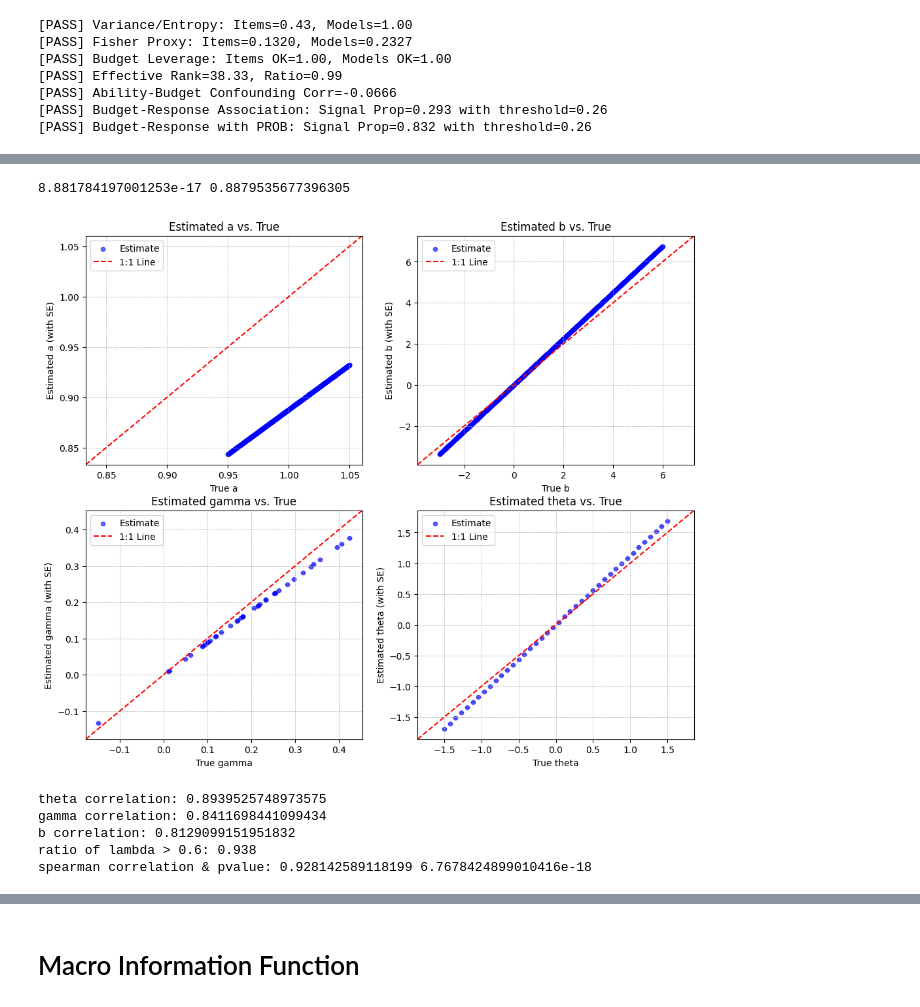
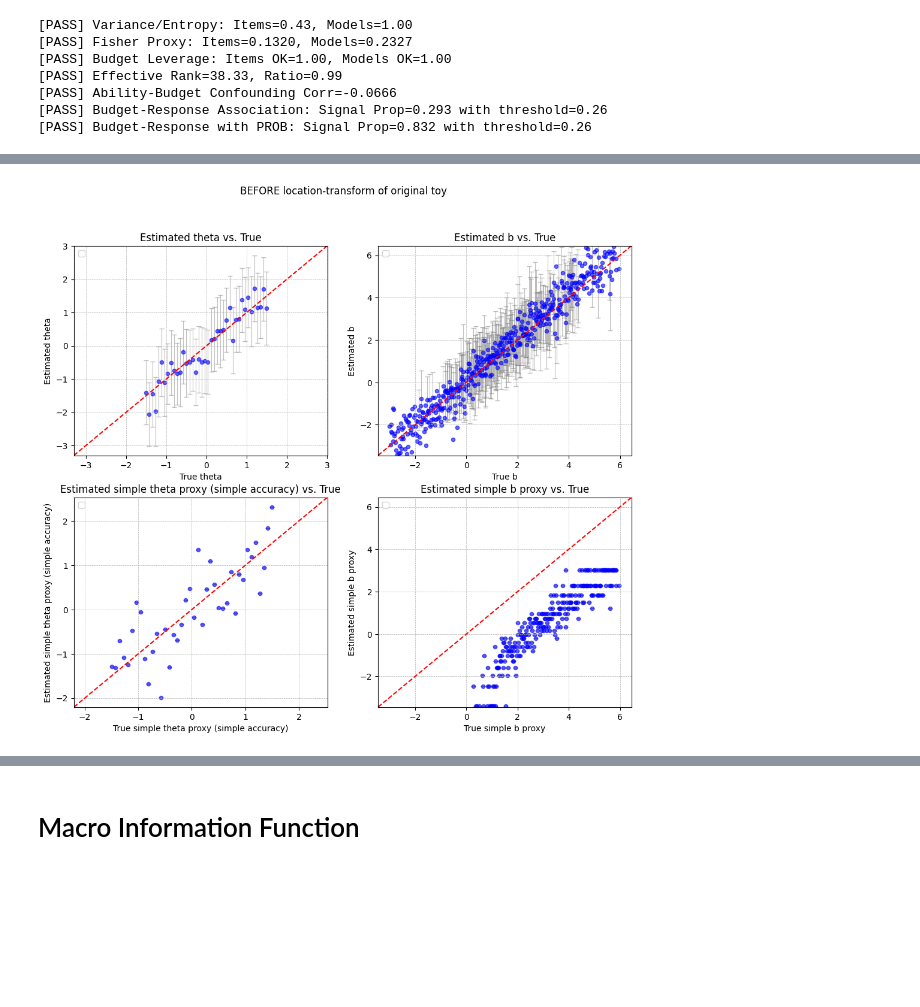
Before and after one commit to ratthachat/reasoning-aware-irt, a Jupyter notebook: notebooks/toy.ipynb, the cells around one changed output, grey strips where cells are left out. Saved outputs shown, nothing was run; the diff lists cells and outputs as text; code cells hidden in the pictures; blank space fills up the shorter version.

```diff
--- a/notebooks/toy.ipynb
+++ b/notebooks/toy.ipynb
@@ -119,7 +145,7 @@ from reasoning_aware_irt.gem import ReasoningAware3PLCalibrator
 data = CalibrationData(Y_ij=toy_data["Y_ij"], B_ij=toy_data["B_ij"], c_i=toy_data["c_i_true"])
 cfg = CalibrationConfig(
     gh_nodes=100, max_iter=200, verbose=True,
-    ridge_lambda=10.0, ridge_gamma=10.0
+    ridge_lambda=10.0, ridge_gamma=10.0, ridge_a=5.0
 )
 
 calibrator = ReasoningAware3PLCalibrator(cfg)
@@ -165,0 +216,17 @@ iter 200  ll=-6099.274938   dLL=2.424e-02
+# %%
+from reasoning_aware_irt.utils import plot_parameter_scatter_with_se
+from scipy.special import logit
+
+fig, axes = plt.subplots(2, 2, figsize=(12, 10))
+fig.suptitle('AFTER location-transform of original toy')
+axes = axes.flatten() # Flatten the 2D array of axes for easy iteration
+
+theta_proxy_transform, mu_proxy, sigma_proxy = location_scale_transform(theta_proxy)
+b_proxy_transform, _, _ = location_scale_transform(b_proxy, mu_proxy, sigma_proxy)
+b_proxy_transform = logit(b_proxy_transform / np.max(np.abs(b_proxy_transform)))
+# b_proxy_transform, _, _ = location_scale_transform(b_proxy_transform, mu_proxy, sigma_proxy)
+
+plot_parameter_scatter_with_se(axes[0], new_theta, fit_results.theta_j_mean, fit_results.theta_bracket_half_tau, "theta")
+plot_parameter_scatter_with_se(axes[1], new_b, fit_results.b_i, fit_results.b_bracket_half_tau, "b")
+plot_parameter_scatter_with_se(axes[2], new_theta, theta_proxy_transform, None, "simple theta proxy (simple accuracy)")
+plot_parameter_scatter_with_se(axes[3], new_b, b_proxy_transform, None, "simple b proxy")
@@ -166,37 +235,12 @@ iter 200  ll=-6099.274938   dLL=2.424e-02
 # %%
-# """Investigate scale-location initialization variation"""
-from reasoning_aware_irt.utils import plot_parameter_scatter_with_se, location_scale_transform
-
-new_theta, mu, sigma = location_scale_transform(toy_data["theta_j_true"])
-print(mu,sigma)
-
-new_b, _, _ = location_scale_transform(toy_data["b_i_true"], mu, sigma)
-new_a = toy_data["a_i_true"]*sigma
-new_gamma = toy_data["gamma_j_true"]*sigma
-
 fig, axes = plt.subplots(2, 2, figsize=(12, 10))
 axes = axes.flatten() # Flatten the 2D array of axes for easy iteration
-plot_parameter_scatter_with_se(axes[0], toy_data["a_i_true"], new_a, None, "a")
-plot_parameter_scatter_with_se(axes[1], toy_data["b_i_true"], new_b, None, "b")
-plot_parameter_scatter_with_se(axes[2], toy_data["gamma_j_true"], new_gamma, None, "gamma")
-plot_parameter_scatter_with_se(axes[3], toy_data["theta_j_true"], new_theta, None, "theta")
+fig.suptitle('BEFORE location-transform of original toy')
+
+# pre location-transform of original toy
+plot_parameter_scatter_with_se(axes[0], toy_data["theta_j_true"], fit_results.theta_j_mean, fit_results.theta_bracket_half_tau, "theta")
+plot_parameter_scatter_with_se(axes[1], toy_data["b_i_true"], fit_results.b_i, fit_results.b_bracket_half_tau, "b")
+plot_parameter_scatter_with_se(axes[2], toy_data["theta_j_true"], theta_proxy_transform, None, "simple theta proxy (simple accuracy)")
+plot_parameter_scatter_with_se(axes[3], toy_data["b_i_true"], b_proxy_transform, None, "simple b proxy")
 # %% [output]
-8.881784197001253e-17 0.8879535677396305
-[figure, old version]
+[figure, new version]
-# %%
-print('theta correlation:', np.corrcoef( toy_data["theta_j_true"], fit_results.theta_j_mean)[0,1])
-print('gamma correlation:', np.corrcoef( toy_data["gamma_j_true"], fit_results.gamma_j)[0,1])
-print('b correlation:', np.corrcoef( toy_data["b_i_true"], fit_results.b_i)[0,1])
-print('ratio of lambda > 0.6:', (fit_results.lambda_i > 0.6).sum()/ (fit_results.lambda_i.shape[0]))
-
-spear_reasoning_gem = spearmanr( toy_data["theta_j_true"], fit_results.theta_j_mean)
-print('spearman correlation & pvalue:', spear_reasoning_gem.statistic, spear_reasoning_gem.pvalue)
-
-
-# TODO: sum-sq. error instead of corrcoef (? we might need to also scale & location pin the true value)
-# %% [output]
-theta correlation: 0.8939525748973575
-gamma correlation: 0.8411698441099434
-b correlation: 0.8129099151951832
-ratio of lambda > 0.6: 0.938
-spearman correlation & pvalue: 0.928142589118199 6.7678424899010416e-18
```
Also changed, not shown: parts of 14 cells of this notebook, 1 other file.
